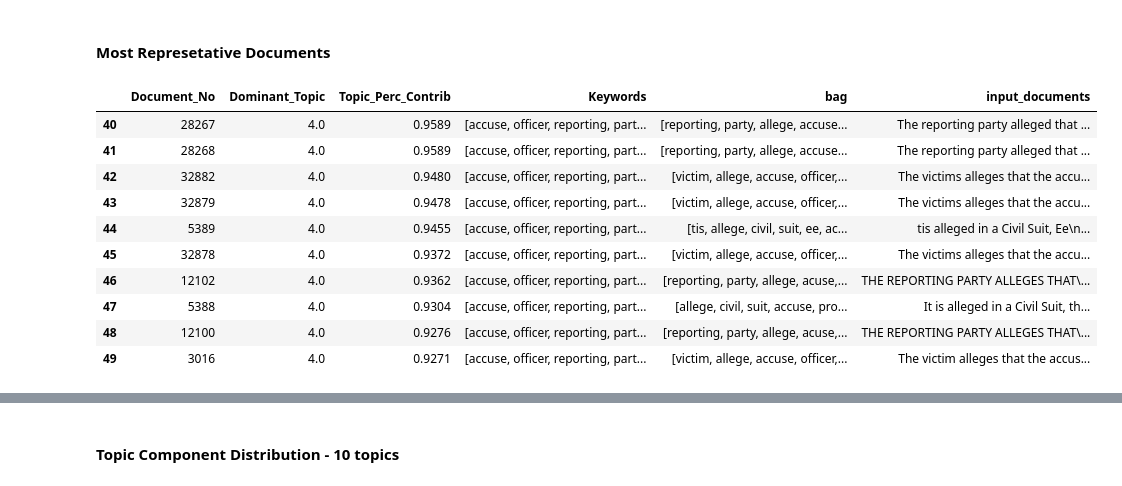
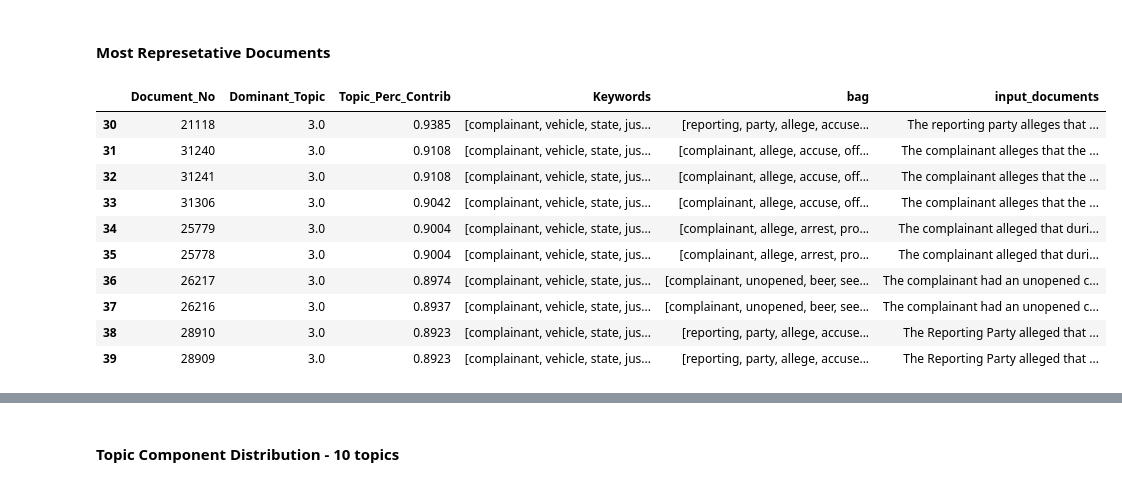
Before and after one commit to george-wood/misclass, a Jupyter notebook: src/LDA_modeldev_notebooks/LDA_combo_modeling_only_nogram.ipynb, the cells around one changed output, grey strips where cells are left out. Saved outputs shown, nothing was run; the diff lists cells and outputs as text; code cells hidden in the pictures.

```diff
--- a/src/LDA_modeldev_notebooks/LDA_combo_modeling_only_nogram.ipynb
+++ b/src/LDA_modeldev_notebooks/LDA_combo_modeling_only_nogram.ipynb
@@ -145,17 +147,17 @@ pyLDAvis.save_html(vis, visualization_name)
 dom_topic_df_5 = PMC_module.find_dominiant_topics(model_lists[opt_topic_index],nogram_corpus, nogram_list_lemmatized_texts,df_list)
 top_representatives_5 = PMC_module.return_top_representatives(dom_topic_df_5, num_reps = 10)
 # %%
-top_representatives_5[top_representatives_5['Dominant_Topic'] == 4].head(10)
+top_representatives_5[top_representatives_5['Dominant_Topic'] == 3].head(10)
 # %% [output]
 |  | Document_No | Dominant_Topic | Topic_Perc_Contrib | Keywords | bag | input_documents |
-| 40 | 28267 | 4.0 | 0.9589 | [accuse, officer, reporting, part... | [reporting, party, allege, accuse... | The reporting party alleged that ... |
-| 41 | 28268 | 4.0 | 0.9589 | [accuse, officer, reporting, part... | [reporting, party, allege, accuse... | The reporting party alleged that ... |
-| 42 | 32882 | 4.0 | 0.9480 | [accuse, officer, reporting, part... | [victim, allege, accuse, officer,... | The victims alleges that the accu... |
-| 43 | 32879 | 4.0 | 0.9478 | [accuse, officer, reporting, part... | [victim, allege, accuse, officer,... | The victims alleges that the accu... |
-| 44 | 5389 | 4.0 | 0.9455 | [accuse, officer, reporting, part... | [tis, allege, civil, suit, ee, ac... | tis alleged in a Civil Suit, Ee\n... |
-| 45 | 32878 | 4.0 | 0.9372 | [accuse, officer, reporting, part... | [victim, allege, accuse, officer,... | The victims alleges that the accu... |
-| 46 | 12102 | 4.0 | 0.9362 | [accuse, officer, reporting, part... | [reporting, party, allege, acuse,... | THE REPORTING PARTY ALLEGES THAT\... |
-| 47 | 5388 | 4.0 | 0.9304 | [accuse, officer, reporting, part... | [allege, civil, suit, accuse, pro... | It is alleged in a Civil Suit, th... |
-| 48 | 12100 | 4.0 | 0.9276 | [accuse, officer, reporting, part... | [reporting, party, allege, acuse,... | THE REPORTING PARTY ALLEGES THAT\... |
-| 49 | 3016 | 4.0 | 0.9271 | [accuse, officer, reporting, part... | [victim, allege, accuse, officer,... | The victim alleges that the accus... |
+| 30 | 21118 | 3.0 | 0.9385 | [complainant, vehicle, state, jus... | [reporting, party, allege, accuse... | The reporting party alleges that ... |
+| 31 | 31240 | 3.0 | 0.9108 | [complainant, vehicle, state, jus... | [complainant, allege, accuse, off... | The complainant alleges that the ... |
+| 32 | 31241 | 3.0 | 0.9108 | [complainant, vehicle, state, jus... | [complainant, allege, accuse, off... | The complainant alleges that the ... |
+| 33 | 31306 | 3.0 | 0.9042 | [complainant, vehicle, state, jus... | [complainant, allege, accuse, off... | The complainant alleges that the ... |
+| 34 | 25779 | 3.0 | 0.9004 | [complainant, vehicle, state, jus... | [complainant, allege, arrest, pro... | The complainant alleged that duri... |
+| 35 | 25778 | 3.0 | 0.9004 | [complainant, vehicle, state, jus... | [complainant, allege, arrest, pro... | The complainant alleged that duri... |
+| 36 | 26217 | 3.0 | 0.8974 | [complainant, vehicle, state, jus... | [complainant, unopened, beer, see... | The complainant had an unopened c... |
+| 37 | 26216 | 3.0 | 0.8937 | [complainant, vehicle, state, jus... | [complainant, unopened, beer, see... | The complainant had an unopened c... |
+| 38 | 28910 | 3.0 | 0.8923 | [complainant, vehicle, state, jus... | [reporting, party, allege, accuse... | The Reporting Party alleged that ... |
+| 39 | 28909 | 3.0 | 0.8923 | [complainant, vehicle, state, jus... | [reporting, party, allege, accuse... | The Reporting Party alleged that ... |
 # %%
```
Also changed, not shown: parts of 11 cells of this notebook, 4 other files.
